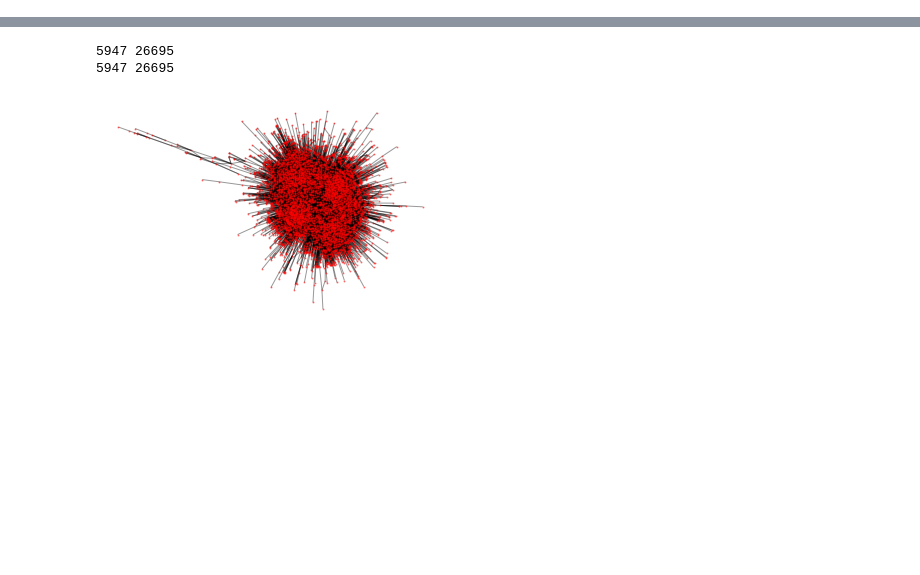
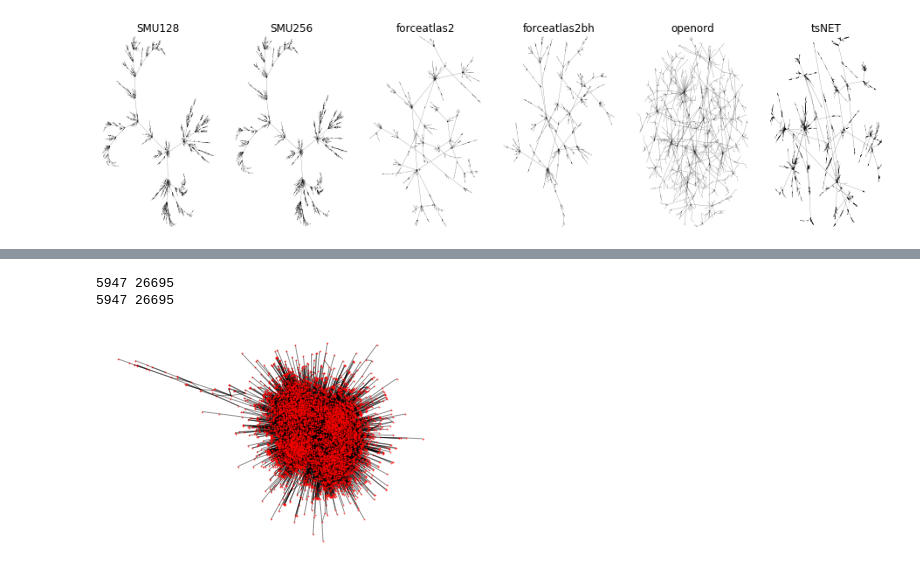
Before and after one commit to khaled-rahman/BatchLayout, a Jupyter notebook: visualize.ipynb, the cells around one changed output, grey strips where cells are left out. Saved outputs shown, nothing was run; the diff lists cells and outputs as text; code cells hidden in the pictures; blank space fills up the shorter version.

```diff
--- a/visualize.ipynb
+++ b/visualize.ipynb
@@ -179,0 +139,5 @@ Total edges =  26695  Average Degree: 8.977635782747603
+# %%
+drawlinegraphA(graph, [algo1sf_ba6000,algo2sf_ba6000,forceatlas2sf_ba6000, forceatlas2bhsf_ba6000, openordsf_ba6000,
+                  tsNETsf_ba6000], ["SMU128", "SMU256", "forceatlas2", "forceatlas2bh", "openord", "tsNET"])
+# %% [output]
+[figure, added]
```
Also changed, not shown: parts of 14 cells of this notebook, 3 other files.
